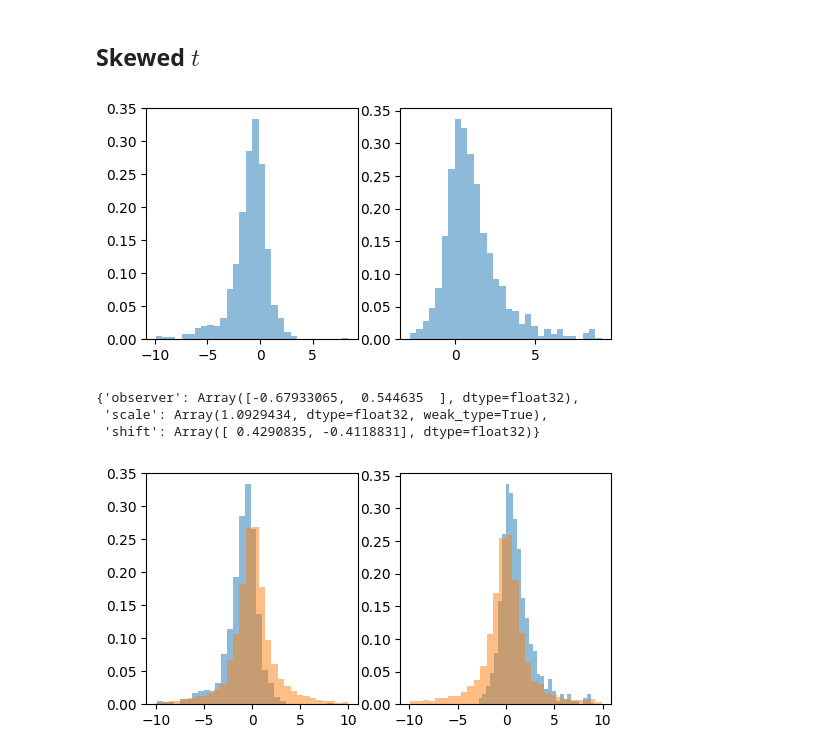
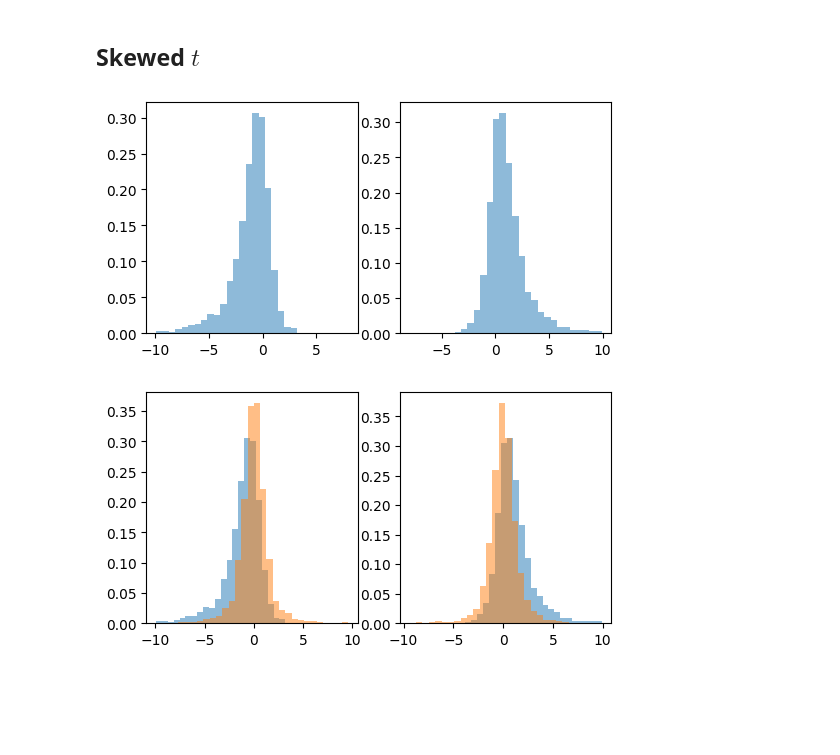
Before and after one commit to liusf15/sub-cauchy-sampler, a Jupyter notebook: experiments/test_scp.ipynb, the cells around one changed output. Drawn from its saved outputs; the diff is of its cells as text; code cells hidden in the pictures; blank space fills up the shorter version.

```diff
--- a/experiments/test_scp.ipynb
+++ b/experiments/test_scp.ipynb
@@ -170,7 +269,18 @@ exact_samples = target_skewt.rvs((1000, d))
+# %%
+d = 5
+a = np.linspace(1, 2, d)
+b = np.linspace(2, 1, d)
+target_skewt = jf_skew_t(a, b)
+exact_samples = target_skewt.rvs((5000, d))
+
+def target_logp(x):
+    # return target_skewt.logpdf(x).sum(-1)
+    logp = (a + 0.5) * jnp.log(1 + x / jnp.sqrt(a + b + x**2)) + (b + .5) * jnp.log(1 - x / jnp.sqrt(a + b + x**2))
+    return logp.sum(-1)
 # %%
 fig, ax = plt.subplots(1, 2, figsize=(6, 3))
 ax[0].hist(exact_samples[abs(exact_samples[:, 0]) < 10 , 0], 30, density=True, alpha=.5)
-ax[1].hist(exact_samples[abs(exact_samples[:, 1]) < 10 , 1], 30, density=True, alpha=.5)
+ax[1].hist(exact_samples[abs(exact_samples[:, -1]) < 10 , -1], 30, density=True, alpha=.5)
 plt.show()
 # %% [output]
-[figure, old version]
+[figure, new version]
@@ -204,19 +303,13 @@ def loss_fn(params, X):
-# %%
-jax.grad(loss_fn)(params, X)
-# %% [output]
-{'observer': Array([-0.67933065,  0.544635  ], dtype=float32),
- 'scale': Array(1.0929434, dtype=float32, weak_type=True),
- 'shift': Array([ 0.4290835, -0.4118831], dtype=float32)}
 # %%
 initial_samples = scp.projection(params, X)
 fig, ax = plt.subplots(1, 2, figsize=(6, 3))
 ax[0].hist(exact_samples[abs(exact_samples[:, 0]) < 10 , 0], 30, density=True, alpha=.5)
 ax[0].hist(initial_samples[abs(initial_samples[:, 0]) < 10 , 0], 30, density=True, alpha=.5)
-ax[1].hist(exact_samples[abs(exact_samples[:, 1]) < 10 , 1], 30, density=True, alpha=.5)
-ax[1].hist(initial_samples[abs(initial_samples[:, 1]) < 10 , 1], 30, density=True, alpha=.5)
+ax[1].hist(exact_samples[abs(exact_samples[:, -1]) < 10 , -1], 30, density=True, alpha=.5)
+ax[1].hist(initial_samples[abs(initial_samples[:, -1]) < 10 , -1], 30, density=True, alpha=.5)
 plt.show()
 # %% [output]
-[figure, old version]
+[figure, new version]
 # %%
 opt_params, losses = train(lambda params: loss_fn(params, X), params, learning_rate=0.01, max_iter=1000)
 # %%
```
Also changed, not shown: parts of 35 cells of this notebook, 2 other files.
